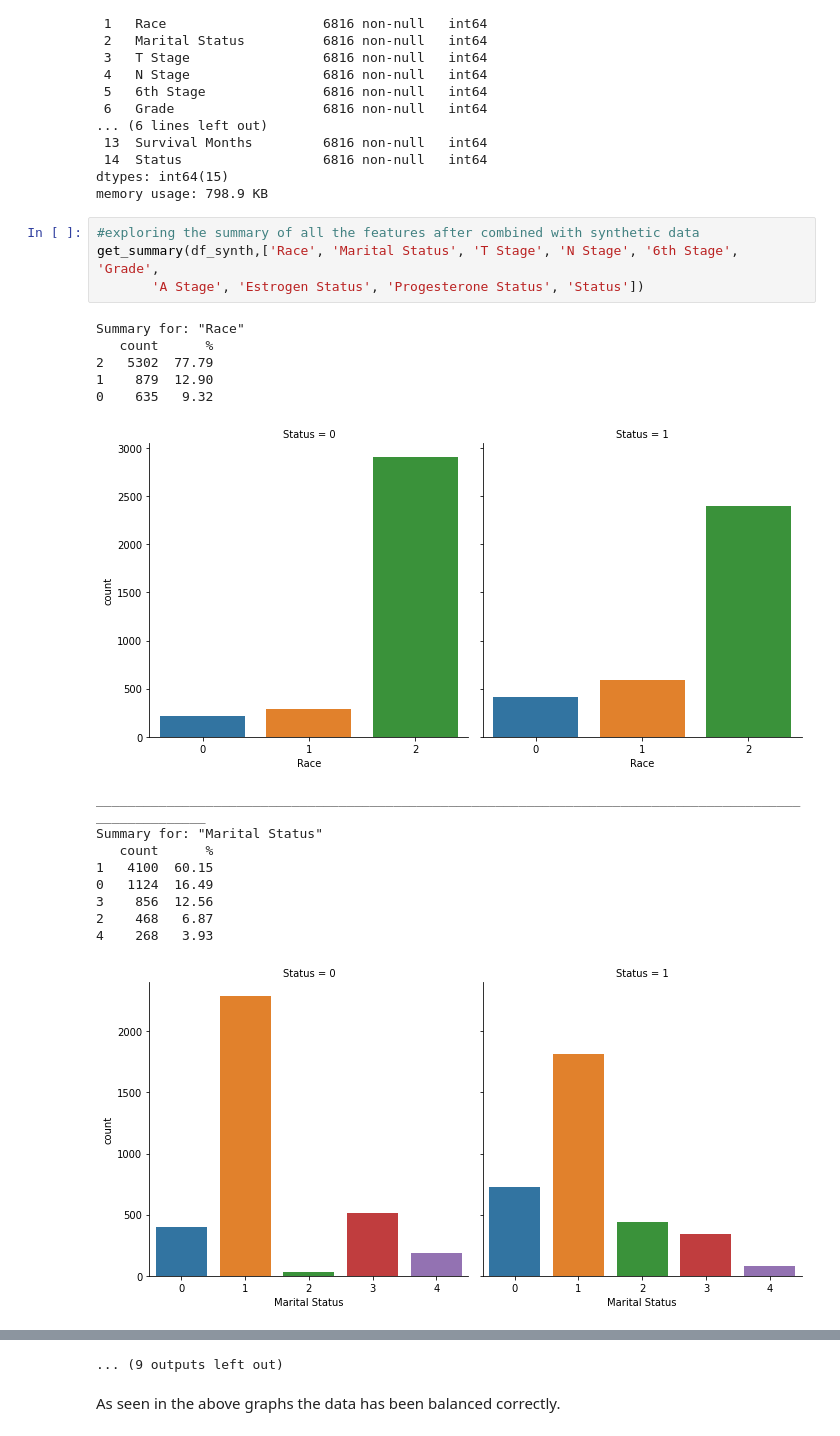
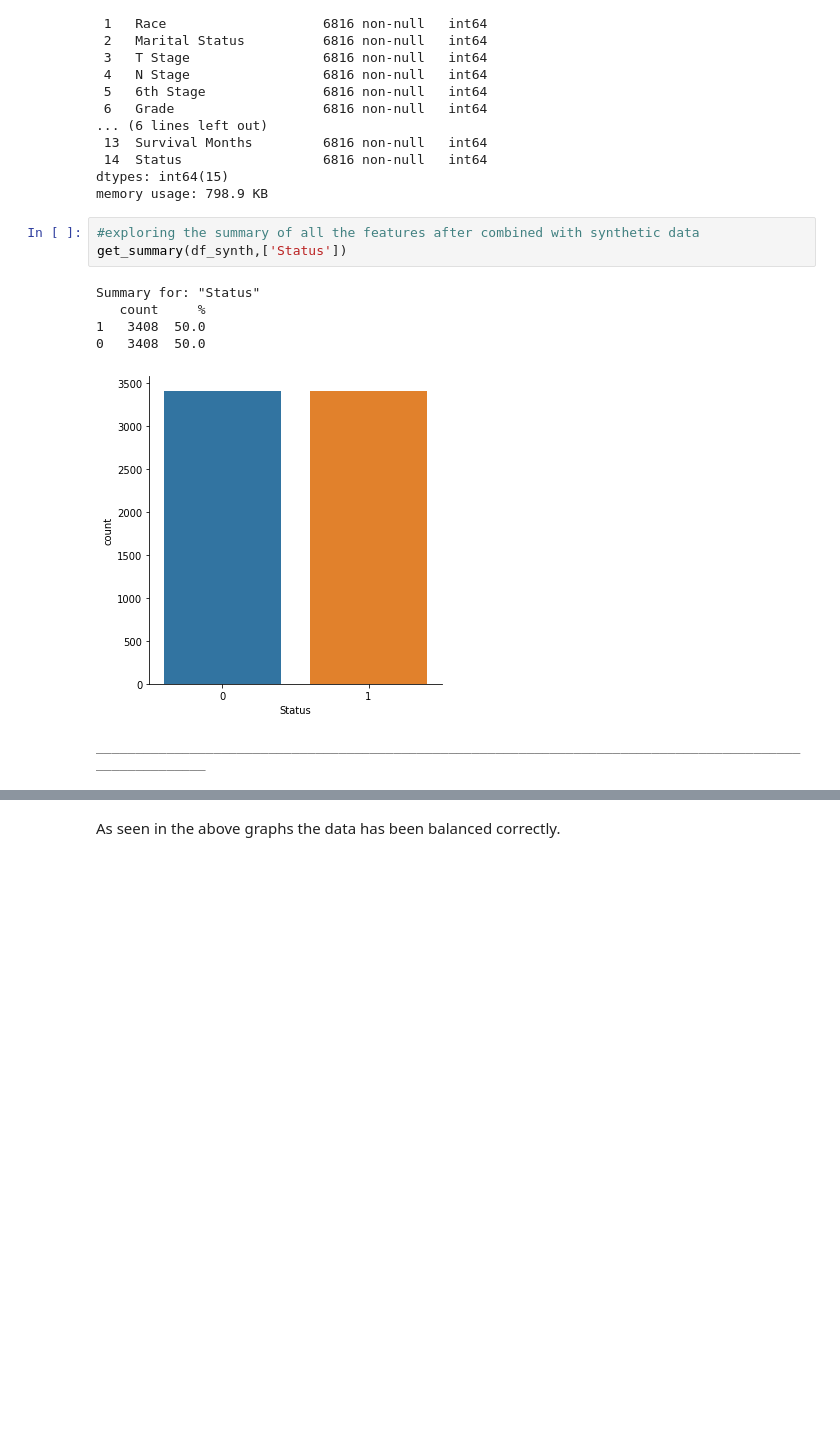
Before and after one commit to nakisa84/Springboard, a Jupyter notebook: capston 2 project/notebooks/BC-DataWrangling.ipynb, the cells around one changed output, grey strips where cells are left out. Drawn from its saved outputs; the diff is of its cells as text; blank space fills up the shorter version.

```diff
--- a/capston 2 project/notebooks/BC-DataWrangling.ipynb
+++ b/capston 2 project/notebooks/BC-DataWrangling.ipynb
@@ -404,21 +311,11 @@ dtypes: int64(15)
 memory usage: 798.9 KB
 # %%
 #exploring the summary of all the features after combined with synthetic data
-get_summary(df_synth,['Race', 'Marital Status', 'T Stage', 'N Stage', '6th Stage', 'Grade',
-       'A Stage', 'Estrogen Status', 'Progesterone Status', 'Status'])
+get_summary(df_synth,['Status'])
 # %% [output]
-Summary for: "Race"
-   count      %
-2   5302  77.79
-1    879  12.90
-0    635   9.32
+Summary for: "Status"
+   count     %
+1   3408  50.0
+0   3408  50.0
-[figure, old version]
+[figure, new version]
 ________________________________________________________________________________________________________
-Summary for: "Marital Status"
-   count      %
-1   4100  60.15
-0   1124  16.49
-3    856  12.56
-2    468   6.87
-4    268   3.93
-[figure, removed]
@@ -457,4 +322,3 @@ Summary for: "Grade"
-... (9 outputs left out)
 # %% [markdown]
 As seen in the above graphs the data has been balanced correctly.
 # %%
```
Also changed, not shown: parts of 21 cells of this notebook, 2 other files.
